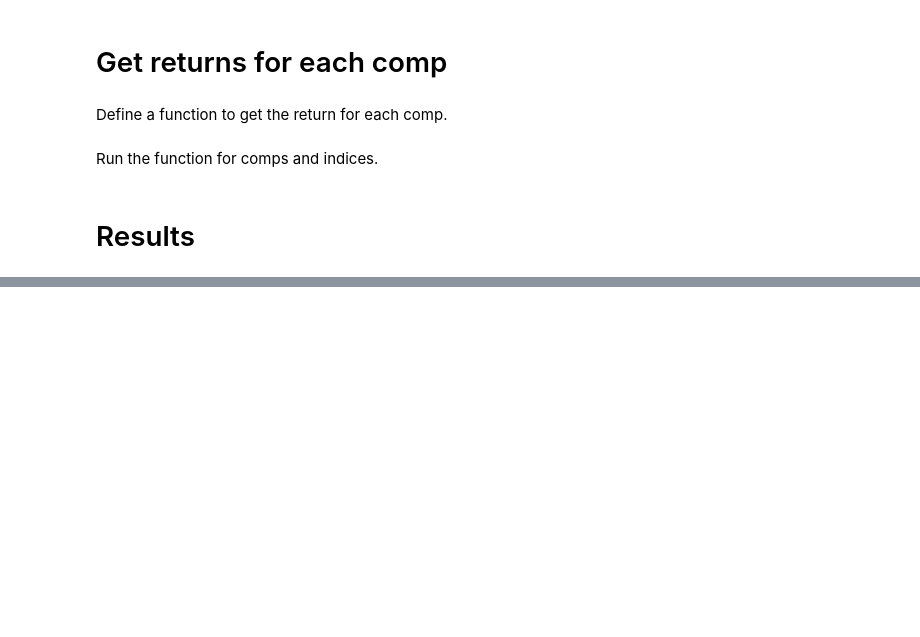
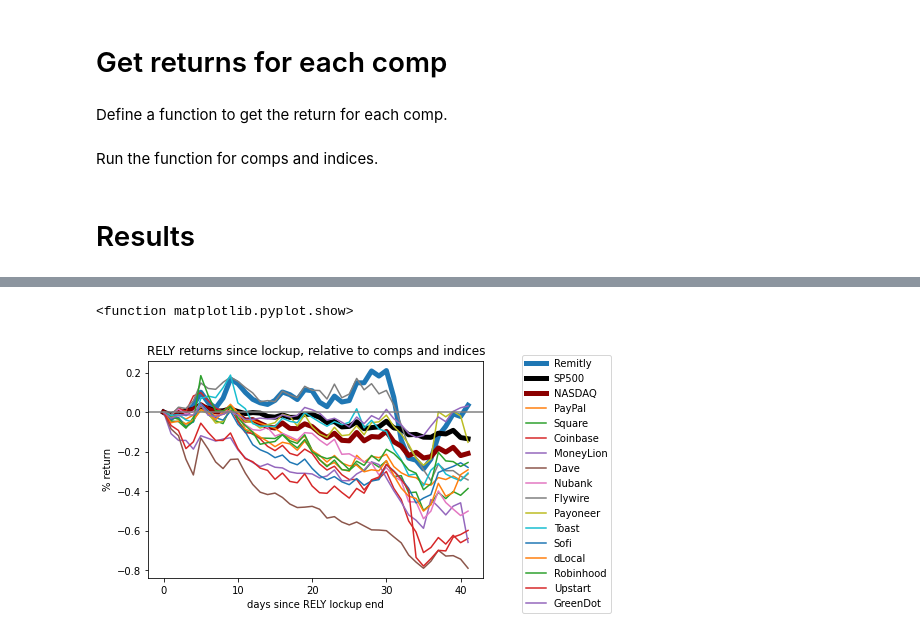
Before and after one commit to zdanielshi/data_science_LFZ, a Jupyter notebook: RELY_ANALYSIS.ipynb, the cells around one changed output, grey strips where cells are left out. Saved outputs shown, nothing was run; the diff lists cells and outputs as text; code cells hidden in the pictures; blank space fills up the shorter version.

```diff
--- a/RELY_ANALYSIS.ipynb
+++ b/RELY_ANALYSIS.ipynb
@@ -112,11 +59,0 @@ for i in pypl_close: # iterate through the close list
-# %%
-sq = yf.Ticker('sq')
-sq_close = sq.history(interval='1d', start=start_date, end=end_date)['Close']
-sq_close = sq_close.tolist()
-
-live_price = sq.info['regularMarketPrice']
-sq_close.append(int(live_price))
-
-sq_returns = [] # initialize a returns list
-for i in sq_close: # iterate through the close list
-  sq_returns.append((i / sq_close[0]) - 1)# calculate each value against the 0 index value, append to the returns list
@@ -147,0 +60,28 @@ for i in sq_close: # iterate through the close list
+# %%
+plt.plot(rely_returns, lw=5, label='Remitly')
+plt.plot(spy_returns, lw=5, color='black', label='SP500')
+plt.plot(nasdaq_100_returns, lw=5, color='darkred', label='NASDAQ')
+plt.plot(pypl_returns, label='PayPal')
+plt.plot(sq_returns, label='Square')
+plt.plot(coin_returns, label='Coinbase')
+plt.plot(ml_returns, label='MoneyLion')
+plt.plot(dave_returns, label='Dave')
+plt.plot(nu_returns, label='Nubank')
+plt.plot(flyw_returns, label='Flywire')
+plt.plot(payo_returns, label='Payoneer')
+plt.plot(tost_returns, label='Toast')
+plt.plot(sofi_returns, label='Sofi')
+plt.plot(dlo_returns, label='dLocal')
+plt.plot(hood_returns, label='Robinhood')
+plt.plot(upst_returns, label='Upstart')
+plt.plot(gdot_returns, label='GreenDot')
+
+plt.title('RELY returns since lockup, relative to comps and indices')
+plt.ylabel("% return")
+plt.xlabel("days since RELY lockup end")
+plt.axhline(y=0, color = 'gray')
+plt.legend(bbox_to_anchor=(1.1, 1.05))
+plt.show
+# %% [output]
+<function matplotlib.pyplot.show>
+[figure, added]
```
Also changed, not shown: parts of 7 cells of this notebook.
